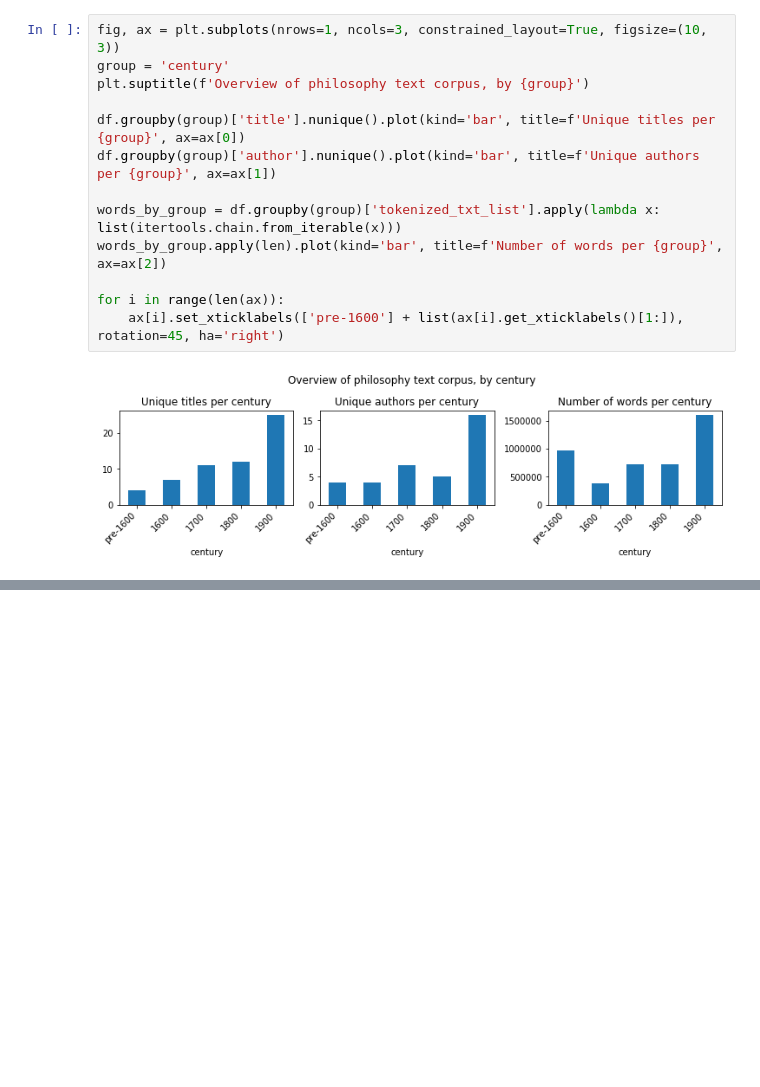
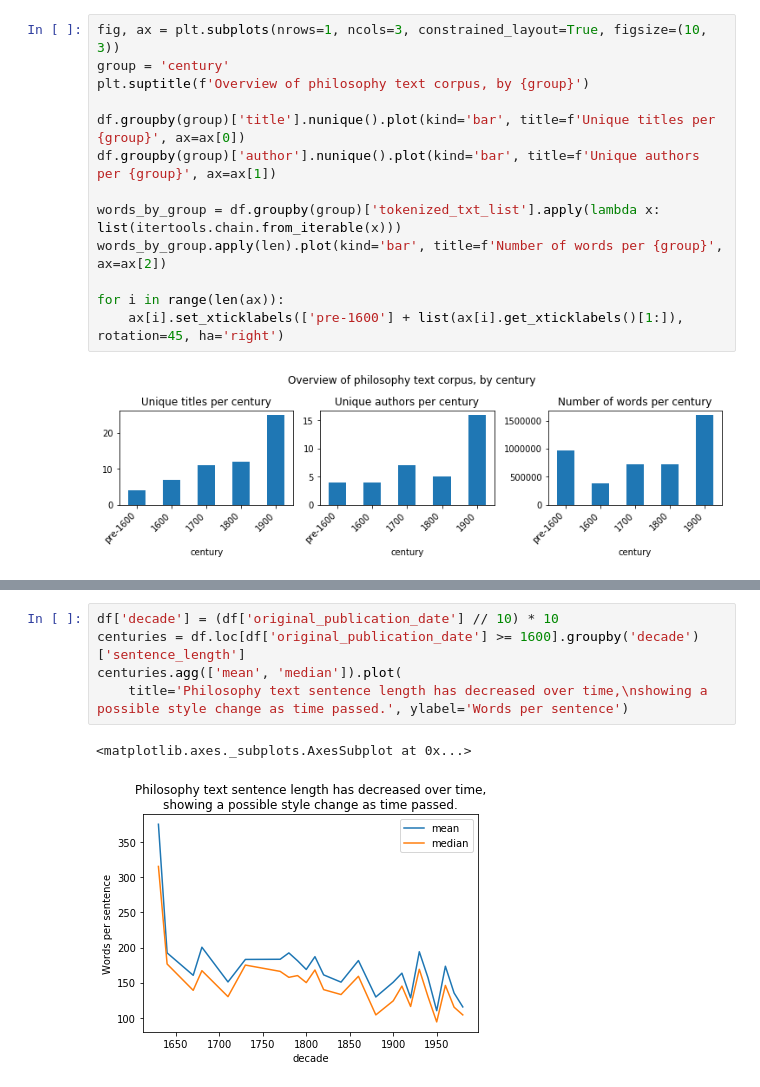
Before and after one commit to matthewpark319/ADSProject1, a Jupyter notebook: doc/Untitled.ipynb, the cells around one changed output, grey strips where cells are left out. Drawn from its saved outputs; the diff is of its cells as text; blank space fills up the shorter version.

```diff
--- a/doc/Untitled.ipynb
+++ b/doc/Untitled.ipynb
@@ -68 +74,9 @@ for i in range(len(ax)):
+# %%
+df['decade'] = (df['original_publication_date'] // 10) * 10
+centuries = df.loc[df['original_publication_date'] >= 1600].groupby('decade')['sentence_length']
+centuries.agg(['mean', 'median']).plot(
+    title='Philosophy text sentence length has decreased over time,\nshowing a possible style change as time passed.', ylabel='Words per sentence')
+# %% [output]
+<matplotlib.axes._subplots.AxesSubplot at 0x...>
+[figure, added]
 # %%
```
Also changed, not shown: parts of 9 cells of this notebook.
